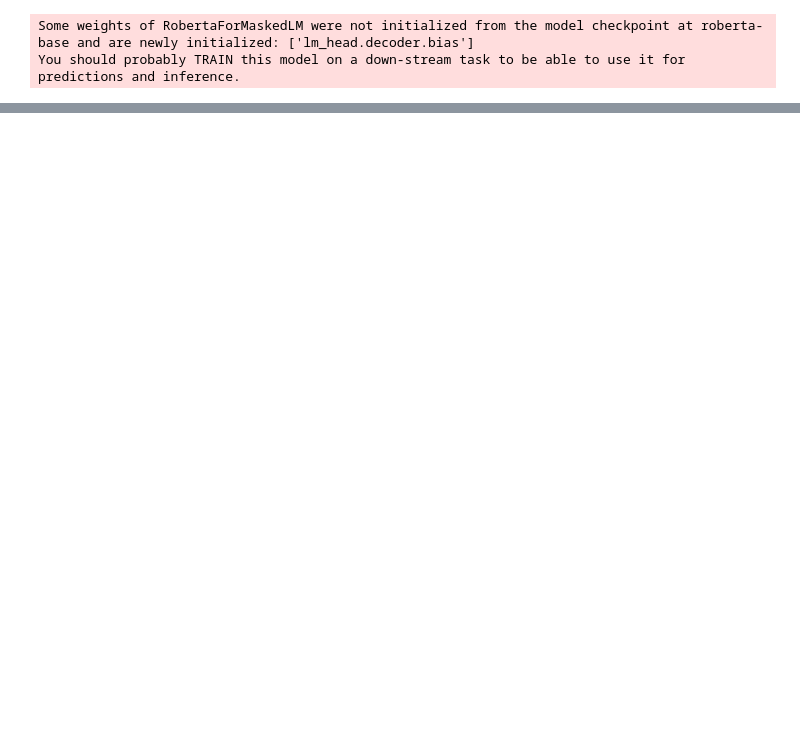
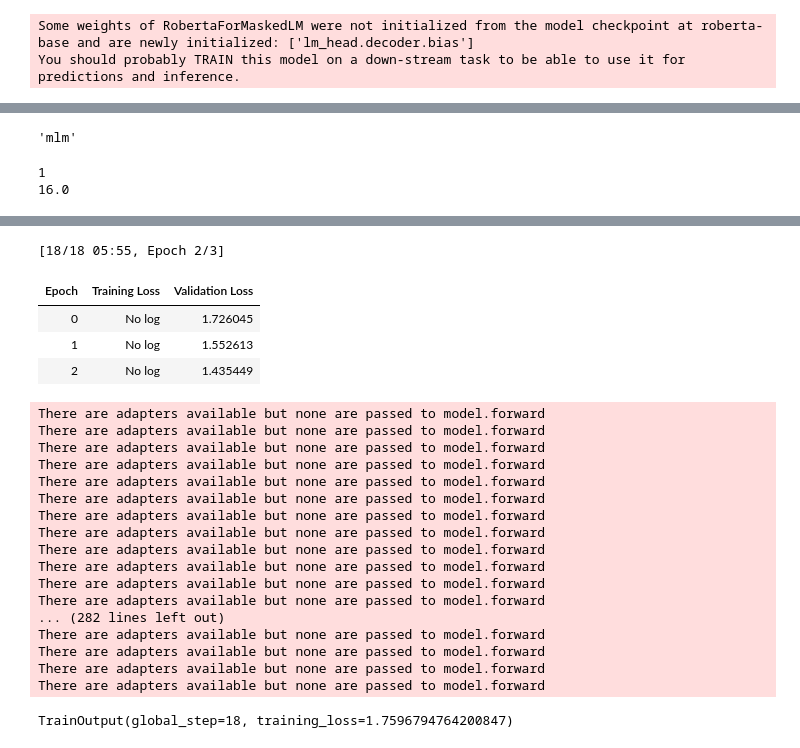
Before and after one commit to jonathanc42/DL_project, a Jupyter notebook: Roberta_mlm_CI_100_epoch.ipynb, the cells around one changed output, grey strips where cells are left out. Cells and saved outputs as stored; diff of their text form; code cells hidden in the pictures; blank space fills up the shorter version.

```diff
--- a/Roberta_mlm_CI_100_epoch.ipynb
+++ b/Roberta_mlm_CI_100_epoch.ipynb
@@ -153,0 +195,52 @@ trainer_mlm.train()
+# %%
+model.load_adapter('model/CI/20210428/adapter')
+# %% [output]
+'mlm'
+# %%
+model.add_classification_head('CI_classifier', num_labels=n_labels)
+# %%
+# get warm up steps for given warmup ratio
+
+warmup_ratio = 0.006
+max_train_batch_size_mlm = 16
+WARMUP_STEP = max(1, int(dataset_encoded['train'].num_rows / max_train_batch_size_mlm * warmup_ratio))
+print(WARMUP_STEP)
+GRADIENT_ACC_STEP = 256 / max_train_batch_size_mlm
+print(GRADIENT_ACC_STEP)
+# %% [output]
+1
+16.0
+# %%
+training_args_ft = TrainingArguments(
+    output_dir=f'model/{ds_name}/ft/{today}/',
+    evaluation_strategy = "epoch",
+    learning_rate=2e-5,
+    remove_unused_columns=False,
+    num_train_epochs=3,
+    fp16=True,
+    per_device_train_batch_size=16,
+    per_device_eval_batch_size=64,
+    adam_beta1=0.9,
+    adam_beta2=0.98,
+    adam_epsilon=1e-6,
+#     warmup_ratio=0.006, not supported in adapter-transformers
+    warmup_steps=WARMUP_STEP,
+    weight_decay=0.01,
+    gradient_accumulation_steps=GRADIENT_ACC_STEP
+)
+# %%
+trainer_ft = Trainer(
+    model=model,
+    args=training_args_ft,
+    train_dataset=dataset_encoded["train"],
+    eval_dataset=dataset_encoded["validation"],
+#     data_collator=data_collator,
+)
+# %%
+trainer_ft.train()
+
+# Epoch	Training Loss	Validation Loss
+# 0	No log	1.726045
+# 1	No log	1.552613
+# 2	No log	1.435449
+# %% [output]
@@ -153,0 +263,23 @@ trainer_mlm.train()
+[18/18 05:55, Epoch 2/3]
+| Epoch | Training Loss | Validation Loss |
+| 0 | No log | 1.726045 |
+| 1 | No log | 1.552613 |
+| 2 | No log | 1.435449 |
+There are adapters available but none are passed to model.forward
+There are adapters available but none are passed to model.forward
+There are adapters available but none are passed to model.forward
+There are adapters available but none are passed to model.forward
+There are adapters available but none are passed to model.forward
+There are adapters available but none are passed to model.forward
+There are adapters available but none are passed to model.forward
+There are adapters available but none are passed to model.forward
+There are adapters available but none are passed to model.forward
+There are adapters available but none are passed to model.forward
+There are adapters available but none are passed to model.forward
+There are adapters available but none are passed to model.forward
+... (282 lines left out)
+There are adapters available but none are passed to model.forward
+There are adapters available but none are passed to model.forward
+There are adapters available but none are passed to model.forward
+There are adapters available but none are passed to model.forward
+TrainOutput(global_step=18, training_loss=1.7596794764200847)
```
Also changed, not shown: parts of 45 cells of this notebook.
